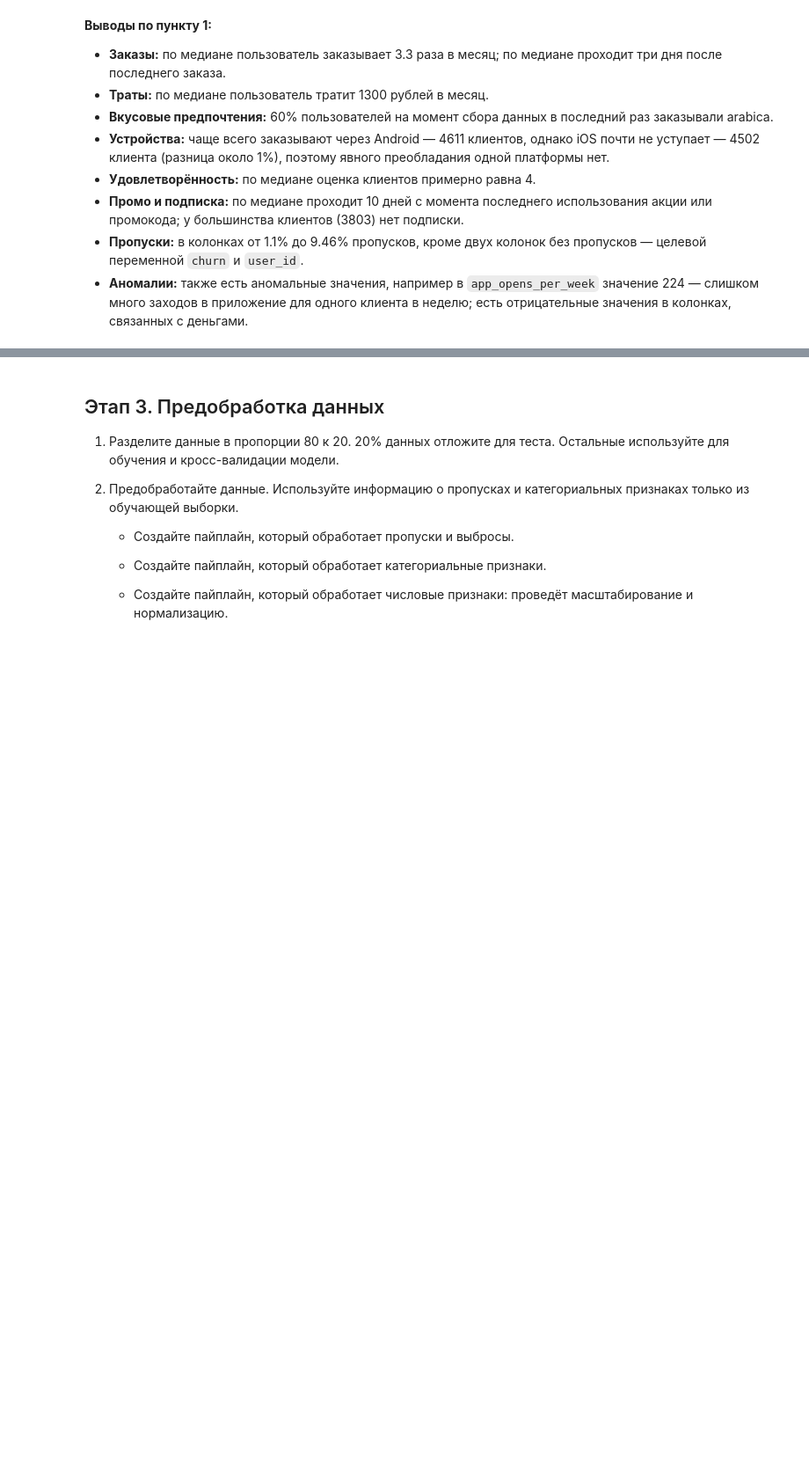
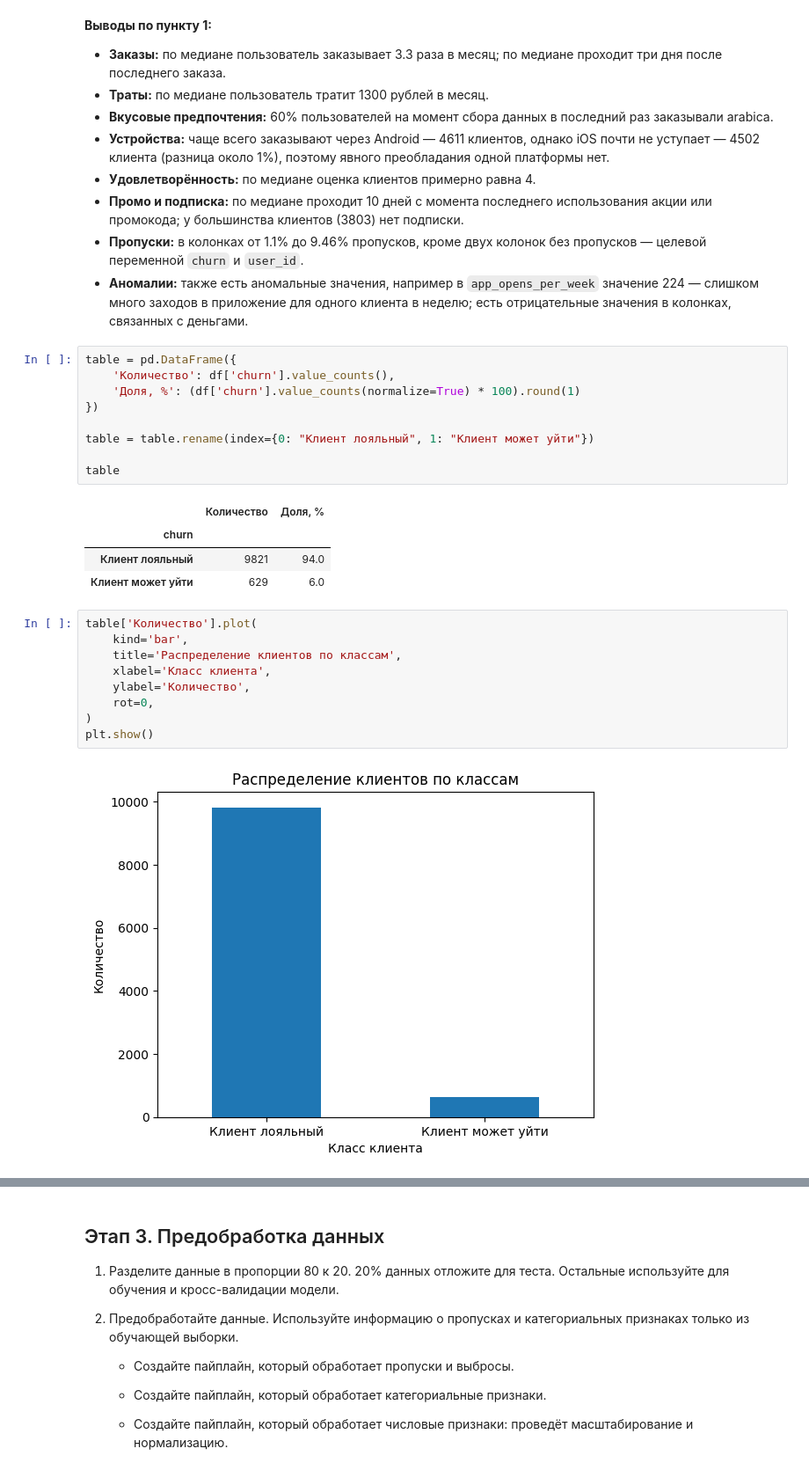
Before and after one commit to dontroublo/delivery-coffee, a Jupyter notebook: coffee_churn.ipynb, the cells around one changed output, grey strips where cells are left out. Shown at 88% size. Saved outputs shown, nothing was run; the diff lists cells and outputs as text; blank space fills up the shorter version.

```diff
--- a/coffee_churn.ipynb
+++ b/coffee_churn.ipynb
@@ -130,3 +130,28 @@ df.describe(include="all").T
 - **Промо и подписка:** по медиане проходит 10 дней с момента последнего использования акции или промокода; у большинства клиентов (3803) нет подписки.
 - **Пропуски:** в колонках от 1.1% до 9.46% пропусков, кроме двух колонок без пропусков — целевой переменной `churn` и `user_id`.
 - **Аномалии:** также есть аномальные значения, например в `app_opens_per_week` значение 224 — слишком много заходов в приложение для одного клиента в неделю; есть отрицательные значения в колонках, связанных с деньгами.
+# %%
+table = pd.DataFrame({
+    'Количество': df['churn'].value_counts(),
+    'Доля, %': (df['churn'].value_counts(normalize=True) * 100).round(1)
+})
+
+table = table.rename(index={0: "Клиент лояльный", 1: "Клиент может уйти"})
+
+table
+# %% [output]
+|  | Количество | Доля, % |
+| churn |  |  |
+| Клиент лояльный | 9821 | 94.0 |
+| Клиент может уйти | 629 | 6.0 |
+# %%
+table['Количество'].plot(
+    kind='bar',
+    title='Распределение клиентов по классам',
+    xlabel='Класс клиента',
+    ylabel='Количество',
+    rot=0,
+)
+plt.show()
+# %% [output]
+[figure, added]
```
Also changed, not shown: parts of 1 cell of this notebook.
